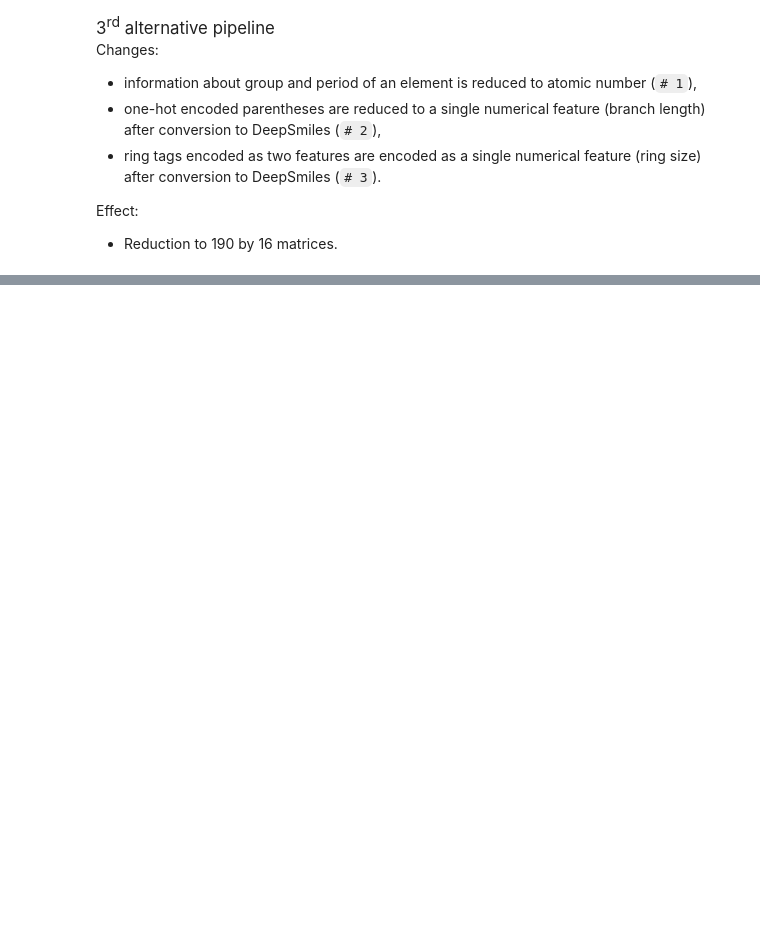
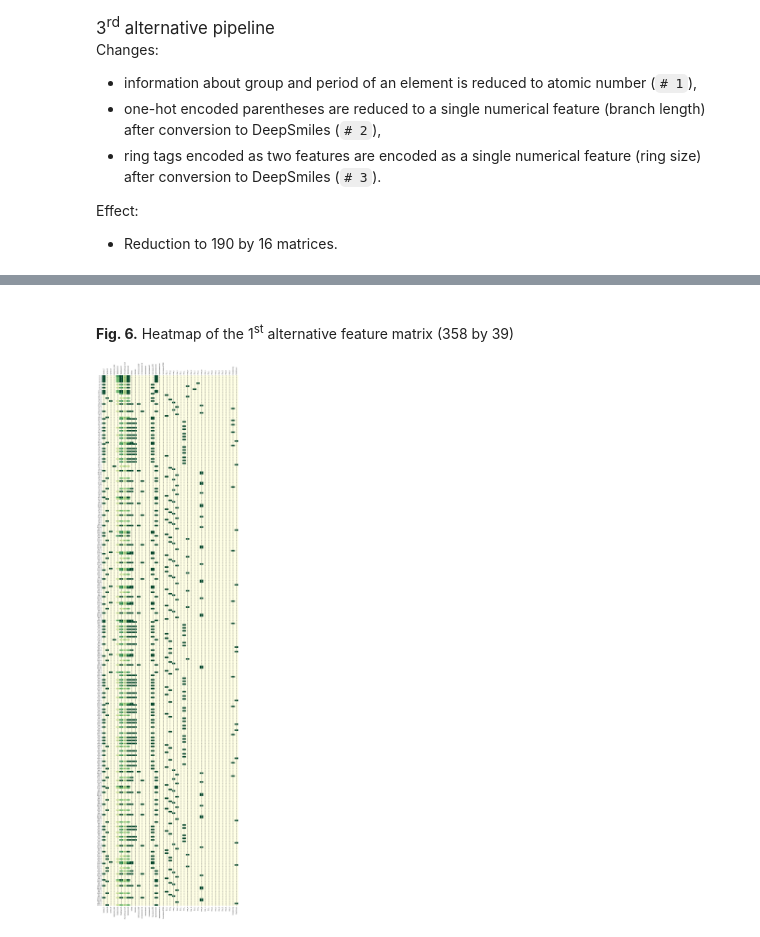
Before and after one commit to mateuszrezler/SMILearn, a Jupyter notebook: demo.ipynb, the cells around one changed output, grey strips where cells are left out. Saved outputs shown, nothing was run; the diff lists cells and outputs as text; code cells hidden in the pictures; blank space fills up the shorter version.

```diff
--- a/demo.ipynb
+++ b/demo.ipynb
@@ -404,6 +487,4 @@ Effect:
 # %%
-%%time
-
 # atom functions
 af1 = [*(has_symbol(symbol) for symbol in 'CON'),
        has_no_symbol(['C', 'O', 'N']),
@@ -425,8 +506,11 @@ rp1 = rp
 # tokenizing pipeline
 tp1 = Pipeline([('select_smiles', SeriesSelector('smiles')),
                 ('build_kekule_smiles', SmilesRebuilder(kekuleSmiles=True)),
-                ('insert_ring_tags', RingTagInserter(reuse=True)),  # 4
-                ('tokenize_smiles', RegexTokenizer(astype=DataFrame))])
+                ('insert_ring_tags',
+                 RingTagInserter(regex=r'%\d+|[H\+\-]\d\]|.',  # 4
+                                 reuse=True)),  # 5
+                ('tokenize_smiles',
+                 RegexTokenizer(astype=DataFrame, regex=r'[^Ha-z]'))])  # 4
 # feature union
 fu1 = FeatureUnion([('rebuilding_pipeline', rp1),
                     ('tokenizing_pipeline', tp1)])
@@ -434,8 +518,6 @@ fu1 = FeatureUnion([('rebuilding_pipeline', rp1),
 fp1 = Pipeline([('feature_union', fu1),
                 ('featurize_smiles',
                  SmilesFeaturizer(atom_regex=r'[A-Z]', atom_functions=af1,
-                                  h_vector=False, ignore_regex=r'[Ha-z]',  # 5
-                                  max_len=400, struct_functions=sf1))])
+                                  max_len=358, struct_functions=sf1))])  # 4
 X_alt1 = fp1.fit_transform(X_raw)
-p(BR, 'Shape of features (X): ', b(X_alt1.shape), BR*2,
-  'Preview of the first row:', BR, code(X_alt1[0]), BR*2)
+p(BR, 'Shape of features (X): ', b(X_alt1.shape), BR*2)
@@ -614,0 +686,16 @@ run_cv(X_raw, y, build_cnn1d, fp, HP_C1, HP_P, HP_C2, (400, 42), HP['lr'],
+# %%
+alt1_tokens = Series(tp1.fit_transform(X_raw)['smiles'])
+xlabels1 = ['Symbol_C', 'Symbol_N', 'Symbol_O', 'NotSymbol_CNO',
+            'TotalNumHs/4', 'TotalDegree/4', '(FormalCharge+2)/6',
+            'TotalValence/4', 'InRing', 'Aromatic', 'ChiTetrahedralCW',
+            'ChiTetrahedralCCW', 'HybridizationS', 'HybridizationSP',
+            'HybridizationSP2', 'HybridizationSP3', 'HybridizationSP3D',
+            'HybridizationSP3D2', 'Char_(', 'Char_)', 'Char_[', 'Char_]',
+            'Char_.', 'Char_:', 'Char_=', 'Char_#', 'Char_\\', 'Char_/',
+            'Char_@', 'Char_+', 'Char_-', 'Char_2', 'Char_3', 'Char_4',
+            'Char_5', 'Char_6', 'Char_7', 'RingOpening', 'RingClosure']
+fig(6, 'Heatmap of the 1<sup>st</sup> alternative feature matrix (358 by 39)')
+feature_matrix(X_alt1, 4978, 358, size=(20, 80), tokens=alt1_tokens, xlabels=xlabels1)
+# %% [output]
+Fig. 6. Heatmap of the 1st alternative feature matrix (358 by 39)
+[figure, added]
```
Also changed, not shown: parts of 85 cells of this notebook, 15 other files.
